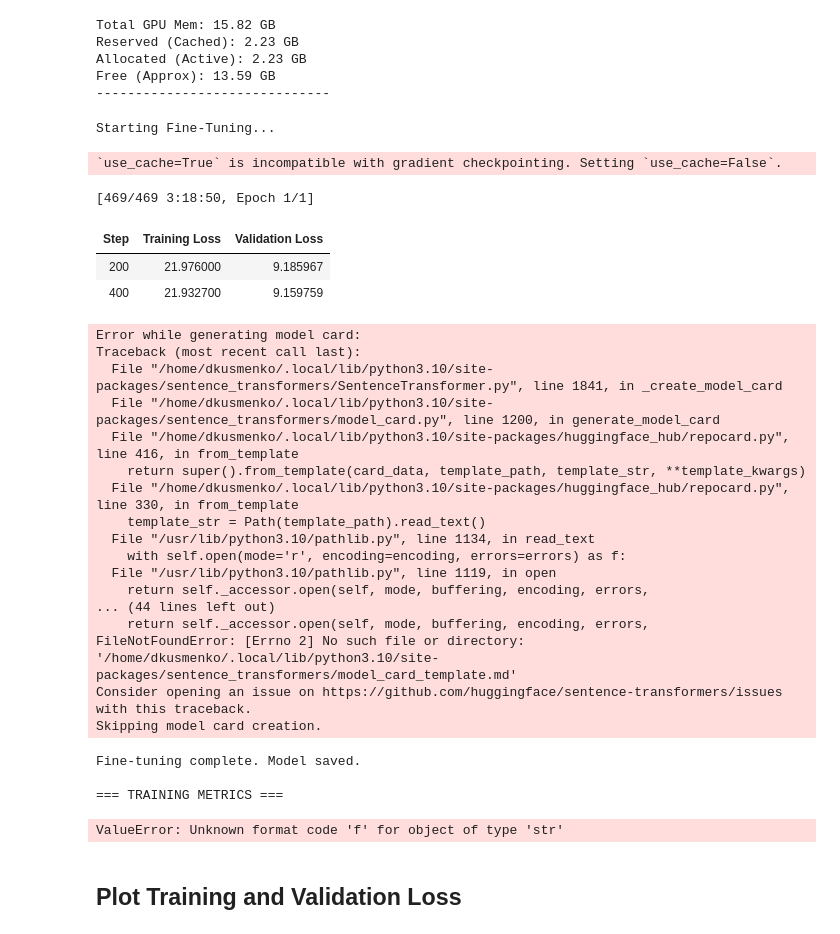
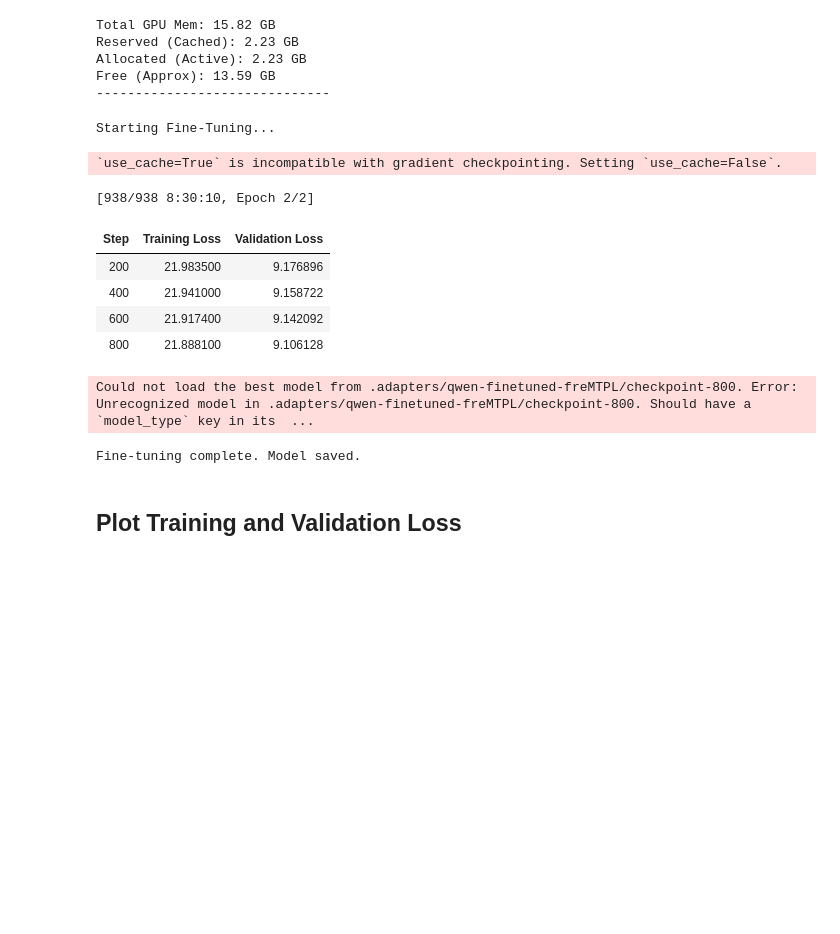
Before and after one commit to derekkusmenko/FinetuneLLM_Pricing, a Jupyter notebook: training_finetuning.ipynb, the cells around one changed output. Drawn from its saved outputs; the diff is of its cells as text; code cells hidden in the pictures; blank space fills up the shorter version.

```diff
--- a/training_finetuning.ipynb
+++ b/training_finetuning.ipynb
@@ -444,7 +467,7 @@ loss = MatryoshkaLoss(model, loss_func, [1024, 64, 48])
 
 args = SentenceTransformerTrainingArguments(
     output_dir=".adapters/qwen-finetuned-freMTPL",
-    num_train_epochs=1,          # 1 epoch is sufficient
+    num_train_epochs=2,
     per_device_train_batch_size=64,
     gradient_accumulation_steps=4,
     gradient_checkpointing=True,
@@ -456,57 +479,40 @@ args = SentenceTransformerTrainingArguments(
     # ========== VALIDATION MONITORING ==========
     eval_strategy="steps",         # Evaluate every N steps
     eval_steps=200,                       # Evaluate every 200 steps
     save_strategy="steps",                # Save best model checkpoints
     save_steps=200,                       # Save every 200 steps
     metric_for_best_model="loss",        # Track validation loss
     greater_is_better=False,              # Lower loss is better
     save_total_limit=3,                   # Keep 3 best checkpoints
     load_best_model_at_end=True,          # Load best model at end
     # ==========================================
 )
 
 trainer = SentenceTransformerTrainer(
     model=model,
     args=args,
     train_dataset=ft_train,
     eval_dataset=ft_val,
     loss=loss,
 )
 
 print("Starting Fine-Tuning...")
 trainer.train()
 
 # Save locally (Adapters only)
 model.save_pretrained(".adapters/qwen-finetuned-freMTPL")
 print("Fine-tuning complete. Model saved.")
 # %% [output]
 Starting Fine-Tuning...
 `use_cache=True` is incompatible with gradient checkpointing. Setting `use_cache=False`.
-[469/469 3:18:50, Epoch 1/1]
+[938/938 8:30:10, Epoch 2/2]
 | Step | Training Loss | Validation Loss |
-| 200 | 21.976000 | 9.185967 |
-| 400 | 21.932700 | 9.159759 |
+| 200 | 21.983500 | 9.176896 |
+| 400 | 21.941000 | 9.158722 |
+| 600 | 21.917400 | 9.142092 |
+| 800 | 21.888100 | 9.106128 |
-Error while generating model card:
-Traceback (most recent call last):
-  File "/home/dkusmenko/.local/lib/python3.10/site-packages/sentence_transformers/SentenceTransformer.py", line 1841, in _create_model_card
-  File "/home/dkusmenko/.local/lib/python3.10/site-packages/sentence_transformers/model_card.py", line 1200, in generate_model_card
-  File "/home/dkusmenko/.local/lib/python3.10/site-packages/huggingface_hub/repocard.py", line 416, in from_template
-    return super().from_template(card_data, template_path, template_str, **template_kwargs)
-  File "/home/dkusmenko/.local/lib/python3.10/site-packages/huggingface_hub/repocard.py", line 330, in from_template
-    template_str = Path(template_path).read_text()
-  File "/usr/lib/python3.10/pathlib.py", line 1134, in read_text
-    with self.open(mode='r', encoding=encoding, errors=errors) as f:
-  File "/usr/lib/python3.10/pathlib.py", line 1119, in open
-    return self._accessor.open(self, mode, buffering, encoding, errors,
-... (44 lines left out)
-    return self._accessor.open(self, mode, buffering, encoding, errors,
-FileNotFoundError: [Errno 2] No such file or directory: '/home/dkusmenko/.local/lib/python3.10/site-packages/sentence_transformers/model_card_template.md'
-Consider opening an issue on https://github.com/huggingface/sentence-transformers/issues with this traceback.
-Skipping model card creation.
+Could not load the best model from .adapters/qwen-finetuned-freMTPL/checkpoint-800. Error: Unrecognized model in .adapters/qwen-finetuned-freMTPL/checkpoint-800. Should have a `model_type` key in its  ...
 Fine-tuning complete. Model saved.
-
-=== TRAINING METRICS ===
-ValueError: Unknown format code 'f' for object of type 'str'
 # %% [markdown]
 ## Plot Training and Validation Loss
 # %%
```
Also changed, not shown: parts of 8 cells of this notebook.
